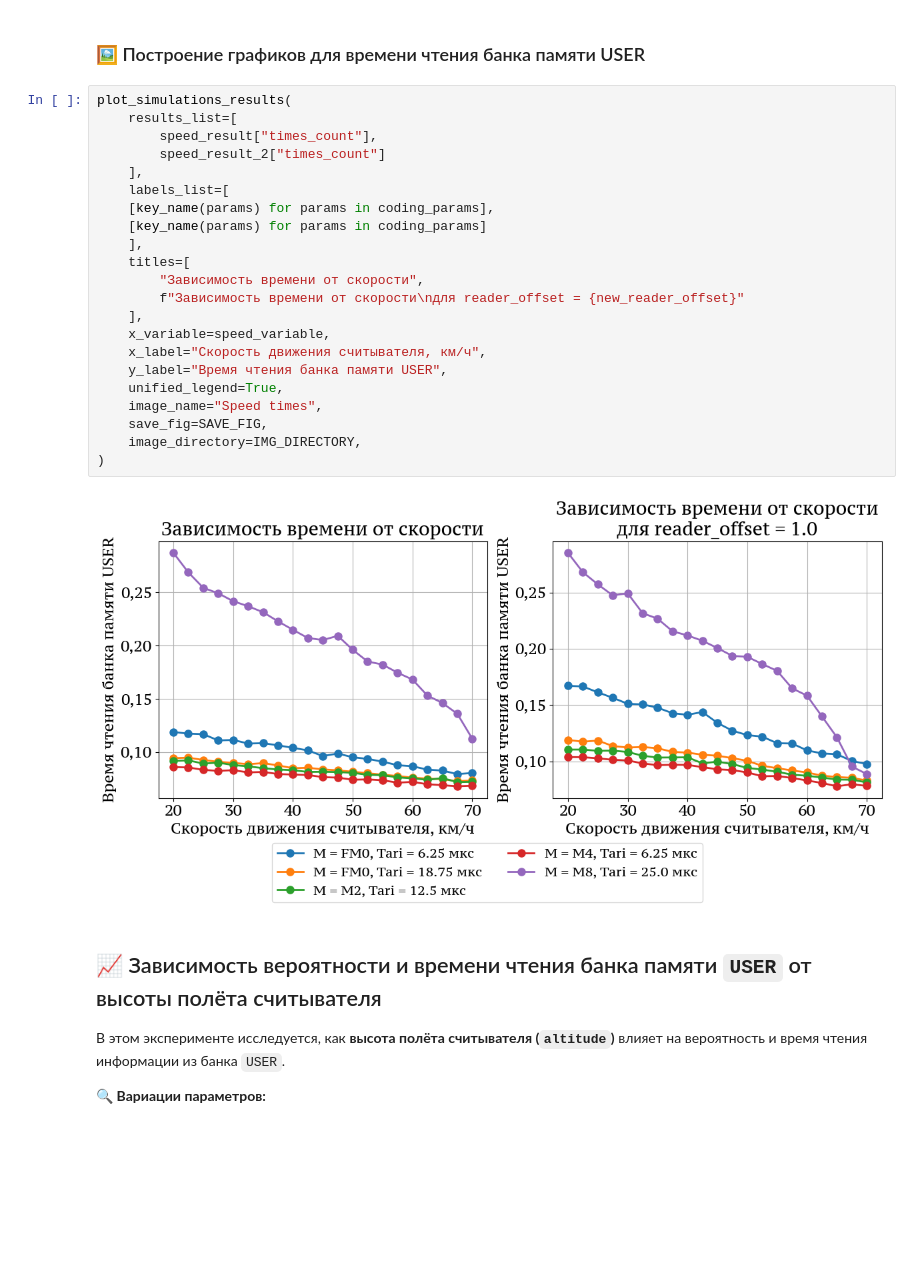
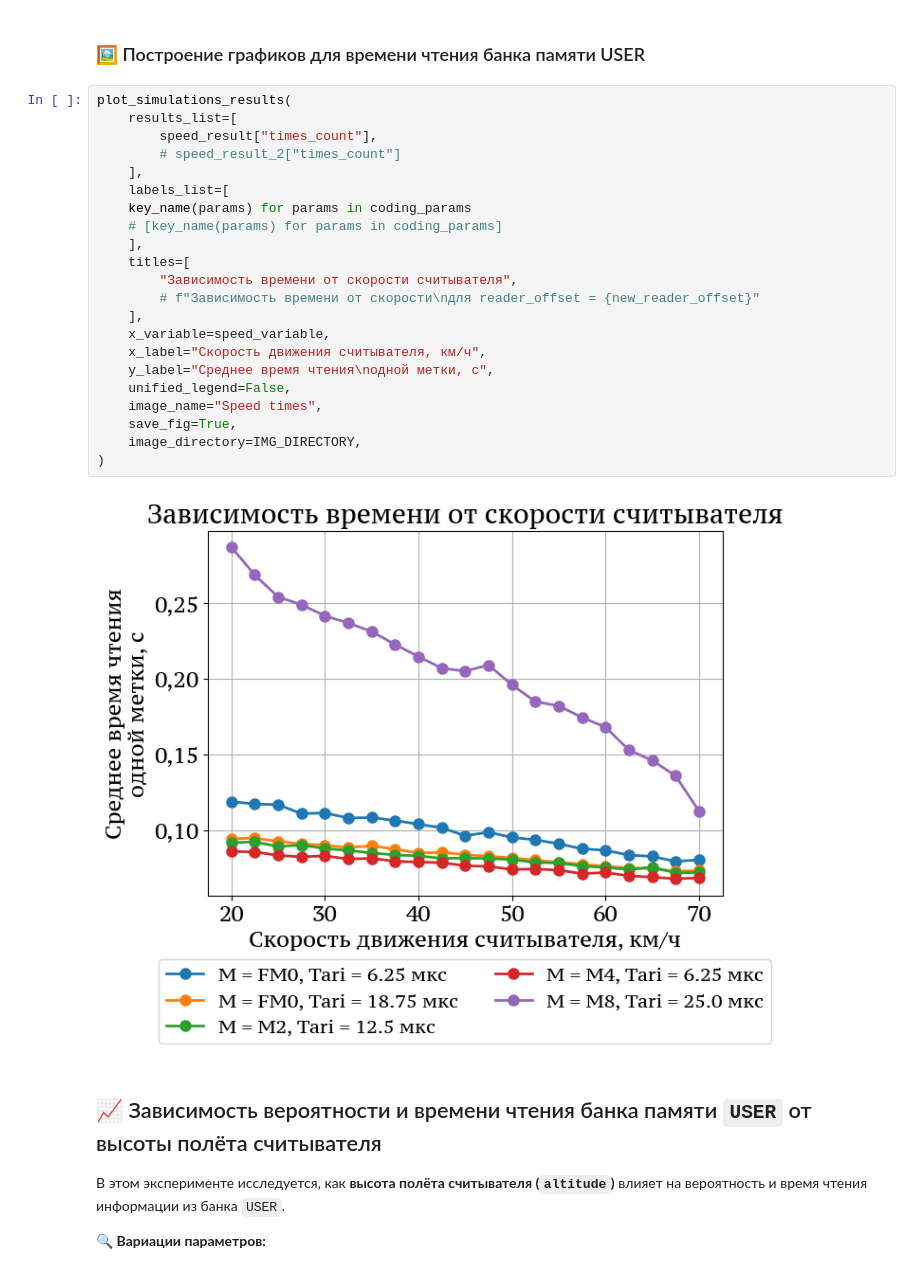
Before and after one commit to VilmenAbramian/simulation, a Jupyter notebook: pysim/experiments/notebooks/rfid_single_tag.ipynb, the cells around one changed output. Cells and saved outputs as stored; diff of their text form; blank space fills up the shorter version.

```diff
--- a/pysim/experiments/notebooks/rfid_single_tag.ipynb
+++ b/pysim/experiments/notebooks/rfid_single_tag.ipynb
@@ -185,27 +185,27 @@ plot_simulations_results(
 # %%
 plot_simulations_results(
     results_list=[
         speed_result["times_count"],
-        speed_result_2["times_count"]
+        # speed_result_2["times_count"]
     ],
     labels_list=[
-    [key_name(params) for params in coding_params],
-    [key_name(params) for params in coding_params]
+    key_name(params) for params in coding_params
+    # [key_name(params) for params in coding_params]
     ],
     titles=[
-        "Зависимость времени от скорости",
-        f"Зависимость времени от скорости\nдля reader_offset = {new_reader_offset}"
+        "Зависимость времени от скорости считывателя",
+        # f"Зависимость времени от скорости\nдля reader_offset = {new_reader_offset}"
     ],
     x_variable=speed_variable,
     x_label="Скорость движения считывателя, км/ч",
-    y_label="Время чтения банка памяти USER",
-    unified_legend=True,
+    y_label="Среднее время чтения\nодной метки, c",
+    unified_legend=False,
     image_name="Speed times",
-    save_fig=SAVE_FIG,
+    save_fig=True,
     image_directory=IMG_DIRECTORY,
 )
 # %% [output]
-[figure, old version]
+[figure, new version]
 # %% [markdown]
 ## 📈 Зависимость вероятности и времени чтения банка памяти `USER` от высоты полёта считывателя
 
```
Also changed, not shown: parts of 5 cells of this notebook, 32 other files.
